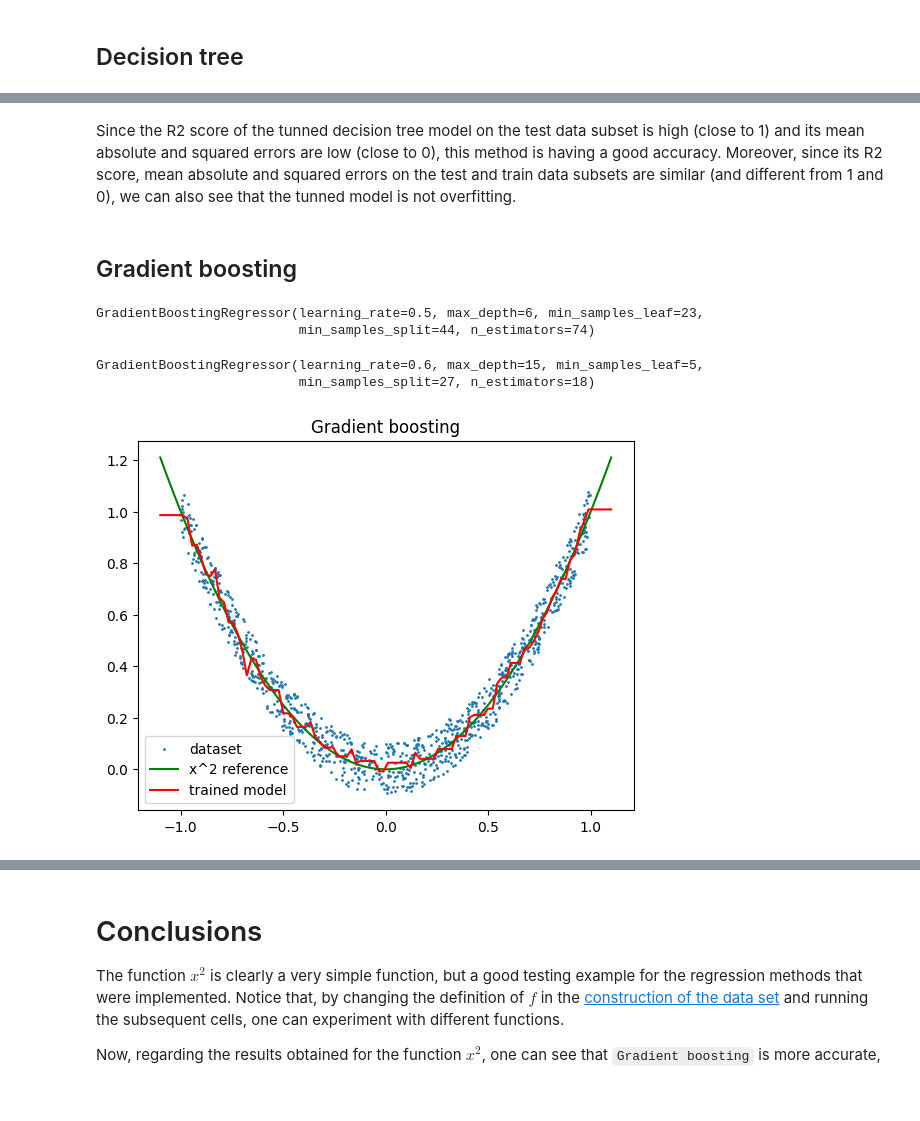
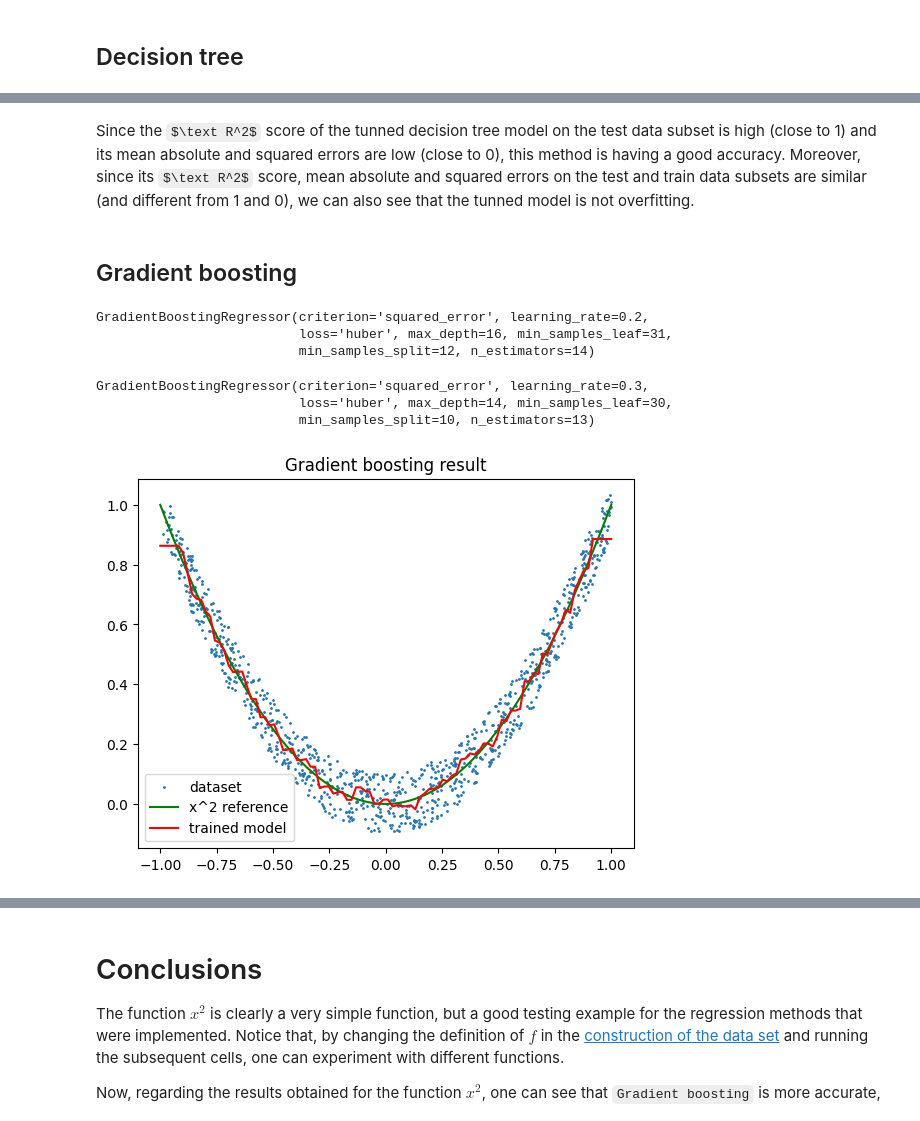
Before and after one commit to tiagormacedo/machine-learning, a Jupyter notebook: ML - regression problems.ipynb, the cells around one changed output, grey strips where cells are left out. Saved outputs shown, nothing was run; the diff lists cells and outputs as text; code cells hidden in the pictures; some formulas as TeX source; blank space fills up the shorter version.

```diff
--- a/ML - regression problems.ipynb
+++ b/ML - regression problems.ipynb
@@ -184,5 +182,5 @@ MSE: 0.0040440554952337945 (test), 0.002872774012216492 (train)
 # %% [markdown]
-Since the R2 score of the tunned decision tree model on the test data subset is high (close to 1) and its mean absolute and squared errors are low (close to 0), this method is having a good accuracy.  Moreover, since its R2 score, mean absolute and squared errors on the test and train data subsets are similar (and different from 1 and 0), we can also see that the tunned model is not overfitting.
+Since the $\text R^2$ score of the tunned decision tree model on the test data subset is high (close to 1) and its mean absolute and squared errors are low (close to 0), this method is having a good accuracy.  Moreover, since its $\text R^2$ score, mean absolute and squared errors on the test and train data subsets are similar (and different from 1 and 0), we can also see that the tunned model is not overfitting.
 # %% [markdown]
 ## Gradient boosting
 # %%
@@ -195,7 +193,7 @@ gradient_boosting = ensemble.GradientBoostingRegressor()
 from sklearn.model_selection import RandomizedSearchCV
 
 
-## Begin with a randomized search in a large set of parameters
+## Begin with a randomized search in a large set of parameters.
 parameters = {'criterion': ["friedman_mse", "squared_error"],
               'loss': ["squared_error", "absolute_error", "huber", "quantile"],
               'learning_rate': [0.01, 0.05, 0.1, 0.2, 0.5, 0.9],
@@ -205,14 +203,15 @@ parameters = {'criterion': ["friedman_mse", "squared_error"],
               'n_estimators': range(0, 100)
 }
 
-## Perform a randomized search through these parameters
+## Perform a randomized search through these parameters.
 random_search = RandomizedSearchCV(gradient_boosting, parameters).fit(X_train, Y_train)
 
-## Print the best option
-random_search.best_estimator_
+## Print the best option.
+print(random_search.best_estimator_)
 # %% [output]
-GradientBoostingRegressor(learning_rate=0.5, max_depth=6, min_samples_leaf=23,
-                          min_samples_split=44, n_estimators=74)
+GradientBoostingRegressor(criterion='squared_error', learning_rate=0.2,
+                          loss='huber', max_depth=16, min_samples_leaf=31,
+                          min_samples_split=12, n_estimators=14)
 # %%
 # Tune the hyperparameters (part II):
 from sklearn.model_selection import GridSearchCV
@@ -220,54 +219,55 @@ from sklearn.model_selection import GridSearchCV
 
 ## Now, we use the results of the randomized search above to do an exhaustive
 ## search.  Create a more localized dictionary listing the parameters that
-## will be exhautively tested
-parameters = {'criterion': ["friedman_mse", "squared_error"],
-              'loss': ["squared_error", "absolute_error", "huber", "quantile"],
-              'learning_rate': [0.6, 0.7, 0.8, 0.9],
-              'n_estimators': range(18, 21),
-              'max_depth': range(15, 21),
-              'min_samples_leaf': range(3, 6),
-              'min_samples_split': range(25, 31),
+## will be exhautively tested.
+parameters = {'criterion': ["squared_error"],
+              'loss': ["huber"],
+              'learning_rate': [0.15, 0.2, 0.3, 0.4, 0.45],
+              'n_estimators': range(12, 17),
+              'max_depth': range(14, 19),
+              'min_samples_leaf': range(29, 34),
+              'min_samples_split': range(10, 15),
 }
 
-## Perform an exhaustive search through all these parameters
+## Perform an exhaustive search through all these parameters.
 grid_search = GridSearchCV(gradient_boosting, parameters).fit(X_train, Y_train)
 
-## Print the best option
-grid_search.best_estimator_
+## Print the best option.
+print(grid_search.best_estimator_)
 # %% [output]
-GradientBoostingRegressor(learning_rate=0.6, max_depth=15, min_samples_leaf=5,
-                          min_samples_split=27, n_estimators=18)
+GradientBoostingRegressor(criterion='squared_error', learning_rate=0.3,
+                          loss='huber', max_depth=14, min_samples_leaf=30,
+                          min_samples_split=10, n_estimators=13)
 # %%
-# Set the hyperparameters of the model to the best ones found above
+# Set the hyperparameters of the model to the best ones found above.
 
-gradient_boosting = ensemble.GradientBoostingRegressor(learning_rate=0.6, min_samples_leaf=5, min_samples_split=27, n_estimators=18)
+gradient_boosting = ensemble.GradientBoostingRegressor(criterion='squared_error', learning_rate=0.3, loss='huber', max_depth=14, min_samples_leaf=30, min_samples_split=10, n_estimators=13)
 fitted_gradient_boosting = gradient_boosting.fit(X_train, Y_train)
 # %%
 # Plot the trained model as a function:
 import numpy as np
 
 
-## For the x-axis, construct a grid of 100 points in the interval [-1.1, 1.1]
-T = np.linspace(-1.1, 1.1, 100)
-## For the y-axis, first construct the x^2 function, as a reference
+## For the x-axis, construct a grid of 100 points in the interval [-1.1, 1.1].
+T = np.linspace(-1, 1, 100)
+## For the y-axis, first construct the x^2 function, as a reference.
 F = [t**2 for t in T]
-## Then, also construct the result of the gradient boosting training
+## Then, also construct the result of the gradient boosting training.
 G = [fitted_gradient_boosting.predict([[t]]) for t in T]
 
-## Title of the graph
-plt.title("Gradient boosting")
-## Plot the dataset as a reference
+
+## Plot the dataset.
 plt.scatter(features, labels, s=1, label='dataset')
-## Plot the (x, x^2) points in green, as a reference
+## Plot the (x, x^2) points in green, as a reference.
 plt.plot(T, F, color='green', label='x^2 reference')
-## Plot the result of the gradient boosting in red
+## Plot the result of the gradient boosting in red.
 plt.plot(T, G, color='red', label='trained model')
-## Show graph with its labels (legend).
+## Show the graph.
+plt.title("Gradient boosting result")
 plt.legend()
 plt.show()
 # %% [output]
-[figure, old version]
+[figure, new version]
 # %%
 # Evaluate the model:
 from sklearn.metrics import mean_absolute_error, mean_squared_error, r2_score
```
Also changed, not shown: parts of 9 cells of this notebook.
